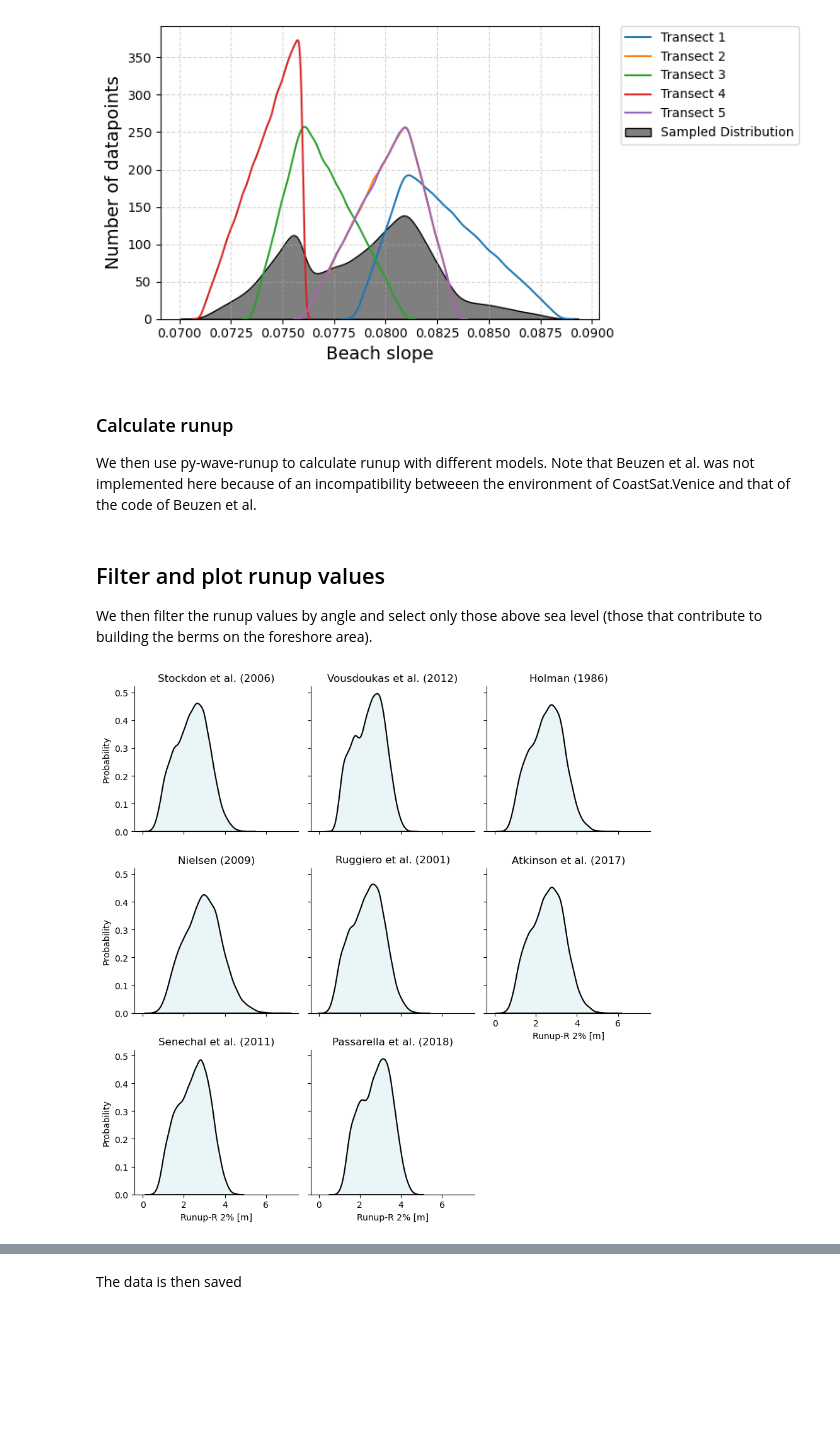
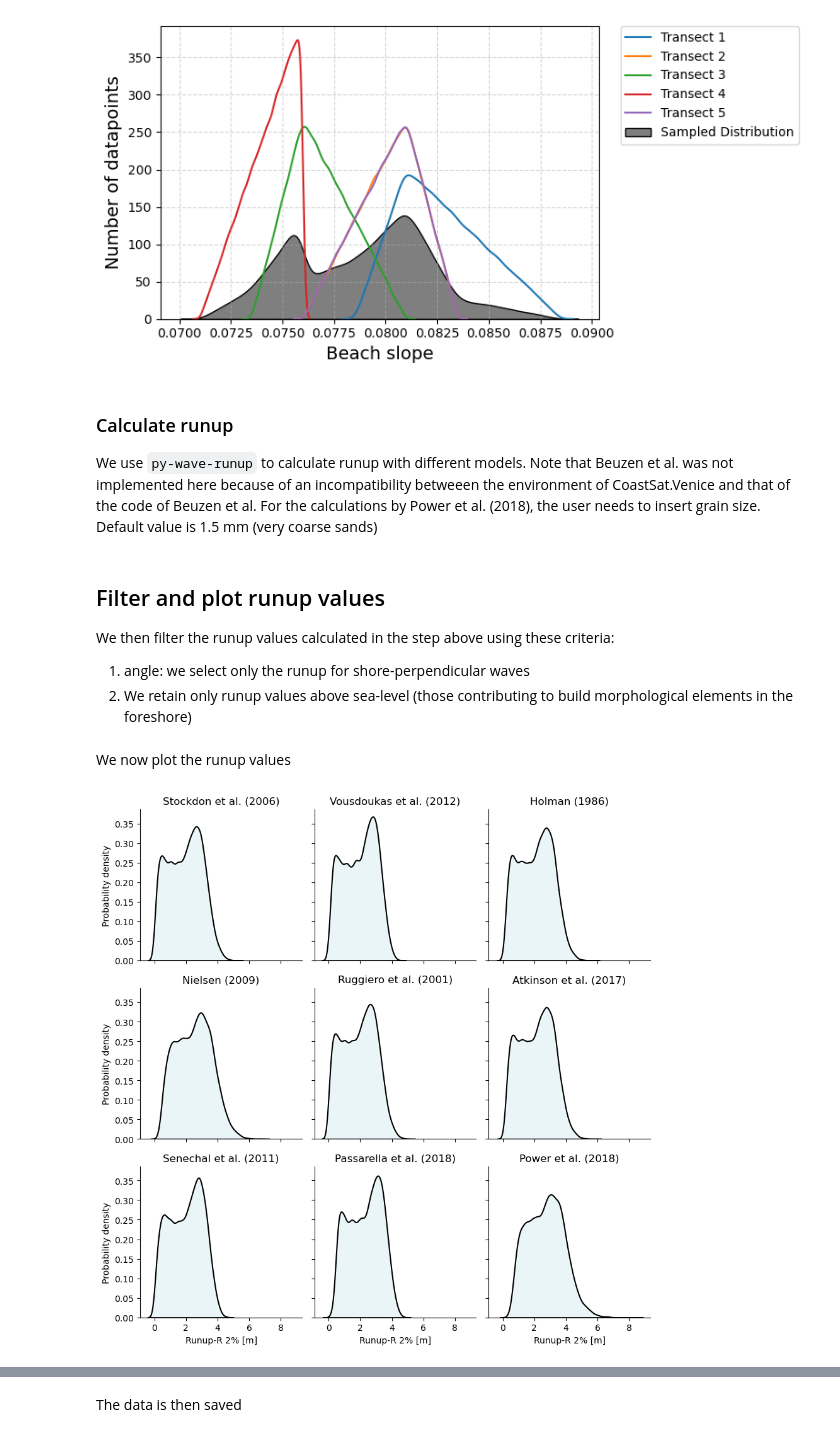
Before and after one commit to Alerovere/CoastSat.Venice, a Jupyter notebook: 4.Calculate_runup.ipynb, the cells around one changed output, grey strips where cells are left out. Cells and saved outputs as stored; diff of their text form; code cells hidden in the pictures; blank space fills up the shorter version.

```diff
--- a/4.Calculate_runup.ipynb
+++ b/4.Calculate_runup.ipynb
@@ -139,12 +164,16 @@ beach_slope_plot(slope, random_samples_df,images_path)
 [figure]
 # %% [markdown]
 ### Calculate runup
-We then use py-wave-runup to calculate runup with different models. Note that Beuzen et al. was not implemented here because of an incompatibility betweeen the environment of CoastSat.Venice and that of the code of Beuzen et al.
+We use `py-wave-runup` to calculate runup with different models. Note that Beuzen et al. was not implemented here because of an incompatibility betweeen the environment of CoastSat.Venice and that of the code of Beuzen et al.
+For the calculations by Power et al. (2018), the user needs to insert grain size. Default value is 1.5 mm (very coarse sands)
 # %%
 # Inputs
 VHM0 = waves_tides['VHM0'].tolist()
 VTPK = waves_tides['VTPK'].tolist()
 tide = waves_tides['tide'].tolist()
+
+grainsize=0.008/1000 # grainsize in m, required for Power et al.
+r=grainsize*2.5
 
 runup = {'Stockdon et al. (2006)': (models.Stockdon2006(Hs=VHM0, Tp=VTPK, beta=random_samples_df.Sampled_Value)).R2+tide,
         'Vousdoukas et al. (2012)': (models.Vousdoukas2012(Hs=VHM0, Tp=VTPK, beta=random_samples_df.Sampled_Value)).R2+tide,
@@ -153,7 +182,8 @@ runup = {'Stockdon et al. (2006)': (models.Stockdon2006(Hs=VHM0, Tp=VTPK, beta=r
         'Ruggiero et al. (2001)': (models.Ruggiero2001(Hs=VHM0, Tp=VTPK, beta=random_samples_df.Sampled_Value)).R2+tide,
         'Atkinson et al. (2017)': (models.Atkinson2017(Hs=VHM0, Tp=VTPK, beta=random_samples_df.Sampled_Value)).R2+tide,
         'Senechal et al. (2011)': (models.Senechal2011(Hs=VHM0, Tp=VTPK, beta=random_samples_df.Sampled_Value)).R2+tide,
-        'Passarella et al. (2018)': (models.Passarella2018(Hs=VHM0, Tp=VTPK, beta=random_samples_df.Sampled_Value)).swash+tide}
+        'Passarella et al. (2018)': (models.Passarella2018(Hs=VHM0, Tp=VTPK, beta=random_samples_df.Sampled_Value)).swash+tide,
+        'Power et al. (2018)': (models.Power2018(Hs=VHM0, Tp=VTPK, beta=random_samples_df.Sampled_Value,r=r)).R2+tide}
 
 # Create dataframe of runup values
 R2 = pd.DataFrame(runup)
@@ -165,45 +195,47 @@ columns = ['Stockdon et al. (2006)',
            'Ruggiero et al. (2001)',
            'Atkinson et al. (2017)',
            'Senechal et al. (2011)',
-           'Passarella et al. (2018)']
+           'Passarella et al. (2018)',
+          'Power et al. (2018)']
 # %% [markdown]
 ## Filter and plot runup values
-
-We then filter the runup values by angle and select only those above sea level (those that contribute to building the berms on the foreshore area).
+We then filter the runup values calculated in the step above using these criteria:
+1. angle: we select only the runup for shore-perpendicular waves
+2. We retain only runup values above sea-level (those contributing to build morphological elements in the foreshore)
 # %%
-# Change wave angles to keep only shore-perpendicular waves
-min_wave_angle=30
-max_wave_angle=150
+# 1. Change wave angles to keep only shore-perpendicular waves
+min_wave_angle = 30
+max_wave_angle = 150
+R2_filter = R2[(R2['VMDR'] >= min_wave_angle) & (R2['VMDR'] <= max_wave_angle)]
 
-# filtering waves with direction perpendicular to the coast
-R2_filter = R2[(R2['VMDR'] >= min_wave_angle) & (R2['VMDR'] <= max_wave_angle)]
-R2_filter = R2_filter[(R2_filter['tide'] > 0)]
-
-R2_filter.reset_index(drop=True, inplace=True)
+# 2. Filter out rows where any of the specified columns have negative values
+R2_filter = R2_filter[(R2_filter[columns] > 0).all(axis=1)]
+# %% [markdown]
+We now plot the runup values
 # %%
 # Create FacetGrid object
 grid = sns.FacetGrid(R2_filter.melt(value_vars=columns), col="variable", col_wrap=3, height=3)
 
 # Plot KDE distributions with filled areas
 grid.map(
     sns.kdeplot,
     "value",
     fill=True,
     color="lightblue",  # Fill color
     edgecolor="k",  # KDE line color
     linewidth=1.5  # Line thickness
 )
 
 # Update titles and labels
 for ax, col, title in zip(grid.axes.flat, columns, columns):
     ax.set_title(title)
     ax.set_xlabel('Runup-R 2% [m]')
-    ax.set_ylabel('Probability')
+    ax.set_ylabel('Probability density')
 
 # Adjust layout and display the plot
 plt.tight_layout()
-plt.savefig(os.path.join(images_path, 'runup_modern_all.jpg'), dpi=500)
+plt.savefig(os.path.join(images_path, 'runup_modern_all.pdf'), dpi=300)
 plt.show()
 # %% [output]
-[figure, old version]
+[figure, new version]
 # %% [markdown]
```
Also changed, not shown: parts of 20 cells of this notebook, 40 other files.
